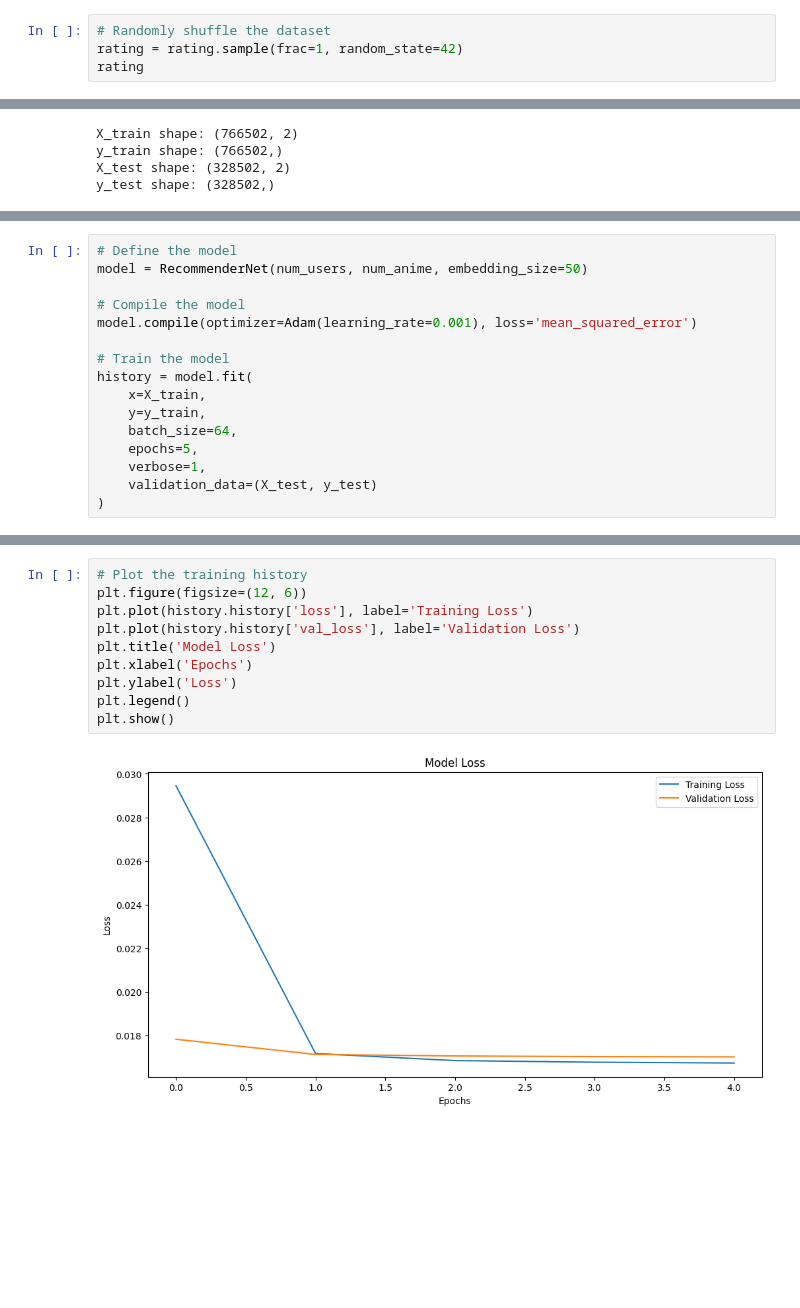
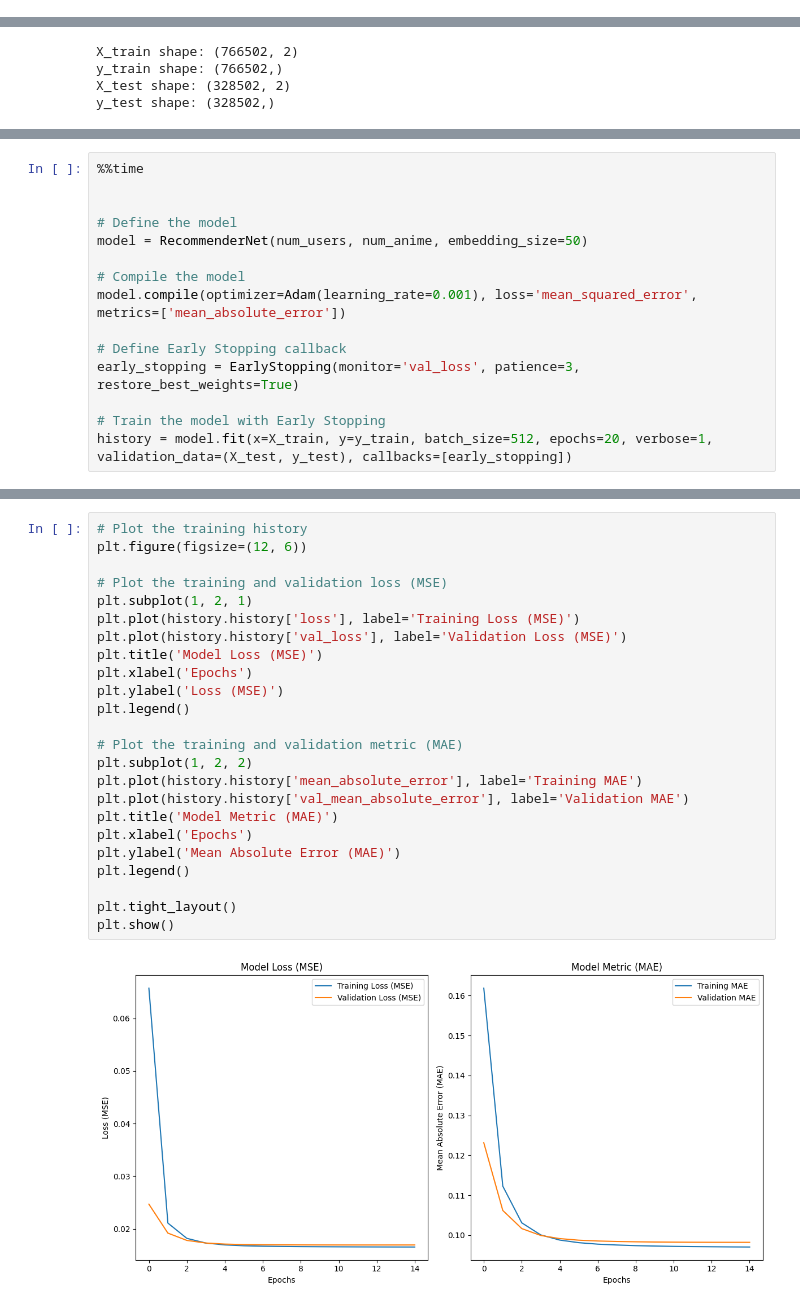
Before and after one commit to bimarakajati/Anime-Recommender-System, a Jupyter notebook: Anime-Recommender-System.ipynb, the cells around one changed output, grey strips where cells are left out. Cells and saved outputs as stored; diff of their text form; blank space fills up the shorter version.

```diff
--- a/Anime-Recommender-System.ipynb
+++ b/Anime-Recommender-System.ipynb
@@ -714,6 +586,2 @@ See the caveats in the documentation: https://pandas.pydata.org/pandas-docs/stab
 |  | num_users | num_anime | min_rating | max_rating |
 | 0 | 1755 | 9612 | 1 | 10 |
-# %%
-# Randomly shuffle the dataset
-rating = rating.sample(frac=1, random_state=42)
-rating
@@ -752,17 +612,16 @@ y_test shape: (328502,)
 # %%
+%%time
+
+
 # Define the model
 model = RecommenderNet(num_users, num_anime, embedding_size=50)
 
 # Compile the model
-model.compile(optimizer=Adam(learning_rate=0.001), loss='mean_squared_error')
+model.compile(optimizer=Adam(learning_rate=0.001), loss='mean_squared_error', metrics=['mean_absolute_error'])
 
-# Train the model
-history = model.fit(
-    x=X_train,
-    y=y_train,
-    batch_size=64,
-    epochs=5,
-    verbose=1,
-    validation_data=(X_test, y_test)
-)
+# Define Early Stopping callback
+early_stopping = EarlyStopping(monitor='val_loss', patience=3, restore_best_weights=True)
+
+# Train the model with Early Stopping
+history = model.fit(x=X_train, y=y_train, batch_size=512, epochs=20, verbose=1, validation_data=(X_test, y_test), callbacks=[early_stopping])
 # %% [output]
@@ -779,12 +647,26 @@ Epoch 5/5
 # %%
 # Plot the training history
 plt.figure(figsize=(12, 6))
-plt.plot(history.history['loss'], label='Training Loss')
-plt.plot(history.history['val_loss'], label='Validation Loss')
-plt.title('Model Loss')
+
+# Plot the training and validation loss (MSE)
+plt.subplot(1, 2, 1)
+plt.plot(history.history['loss'], label='Training Loss (MSE)')
+plt.plot(history.history['val_loss'], label='Validation Loss (MSE)')
+plt.title('Model Loss (MSE)')
 plt.xlabel('Epochs')
-plt.ylabel('Loss')
+plt.ylabel('Loss (MSE)')
 plt.legend()
+
+# Plot the training and validation metric (MAE)
+plt.subplot(1, 2, 2)
+plt.plot(history.history['mean_absolute_error'], label='Training MAE')
+plt.plot(history.history['val_mean_absolute_error'], label='Validation MAE')
+plt.title('Model Metric (MAE)')
+plt.xlabel('Epochs')
+plt.ylabel('Mean Absolute Error (MAE)')
+plt.legend()
+
+plt.tight_layout()
 plt.show()
 # %% [output]
-[figure, old version]
+[figure, new version]
```
Also changed, not shown: parts of 78 cells of this notebook.
